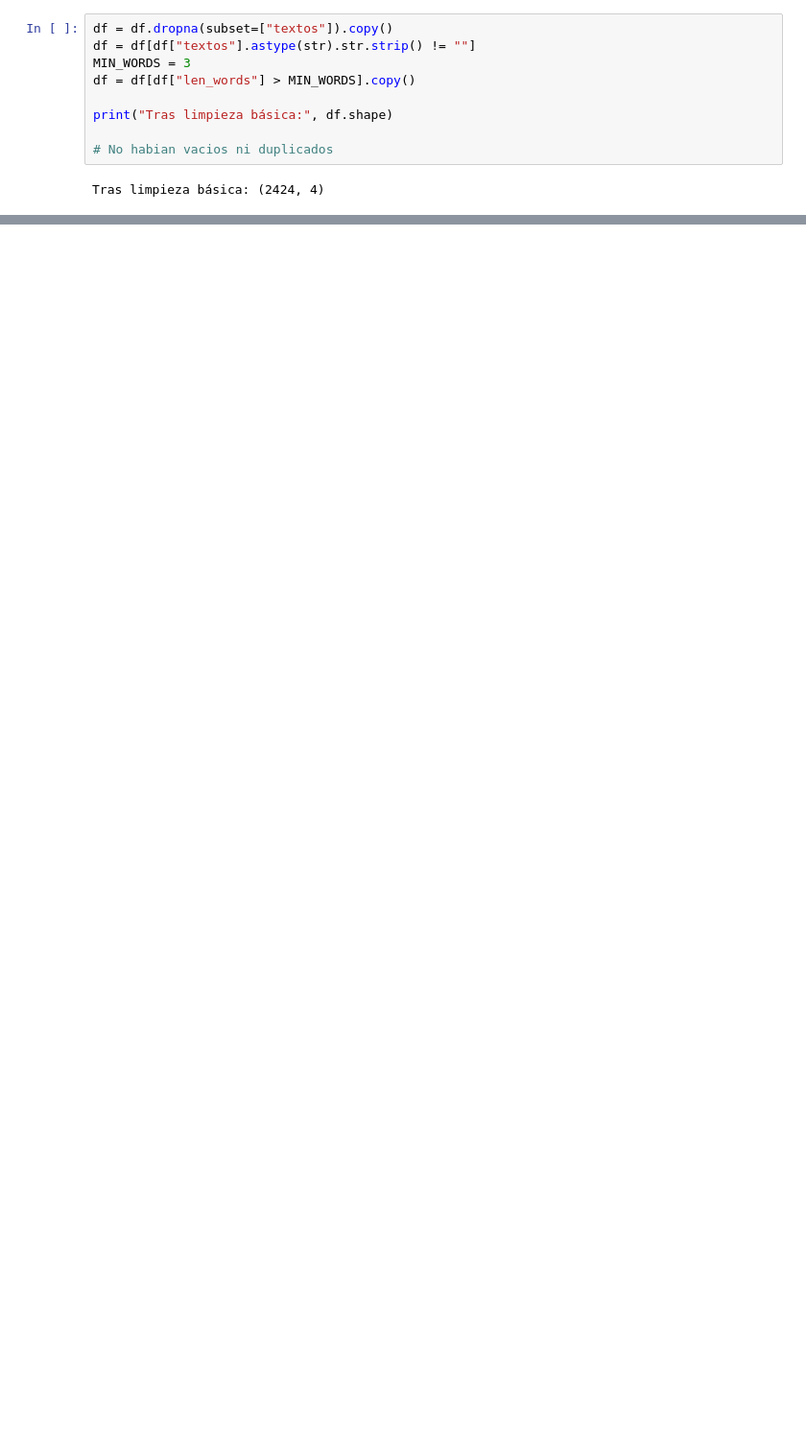
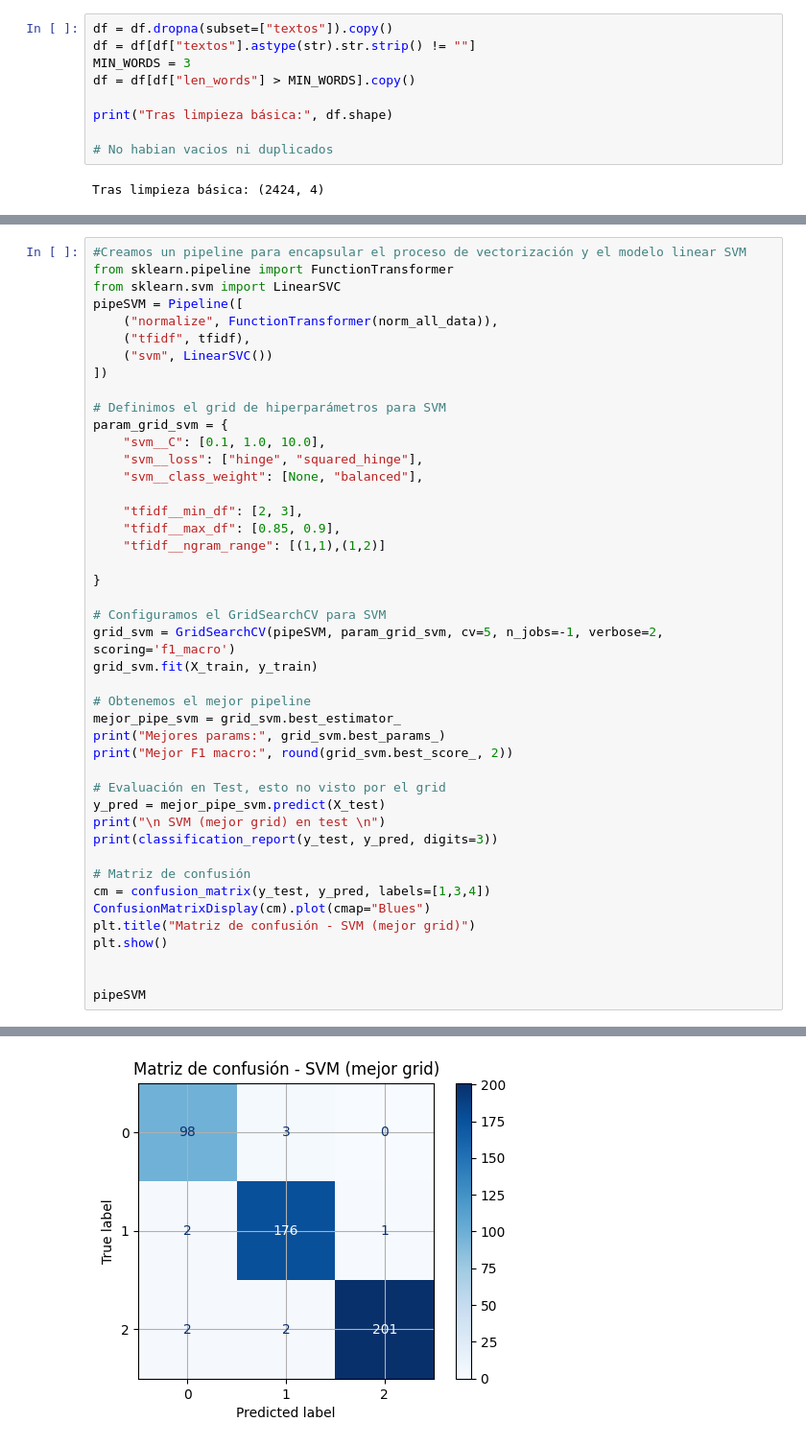
Before and after one commit to YairAndrade1/proyecto1_analitica_de_texto, a Jupyter notebook: try1.ipynb, the cells around one changed output, grey strips where cells are left out. Shown at 96% size. Saved outputs shown, nothing was run; the diff lists cells and outputs as text; blank space fills up the shorter version.

```diff
--- a/try1.ipynb
+++ b/try1.ipynb
@@ -297,0 +370,45 @@ ODS4 (chi2): ['estudiantes', 'educacion', 'escuelas', 'pobreza', 'salud', 'apren
+# %%
+#Creamos un pipeline para encapsular el proceso de vectorización y el modelo linear SVM
+from sklearn.pipeline import FunctionTransformer
+from sklearn.svm import LinearSVC
+pipeSVM = Pipeline([
+    ("normalize", FunctionTransformer(norm_all_data)),
+    ("tfidf", tfidf),
+    ("svm", LinearSVC())
+])
+
+# Definimos el grid de hiperparámetros para SVM
+param_grid_svm = {
+    "svm__C": [0.1, 1.0, 10.0],
+    "svm__loss": ["hinge", "squared_hinge"],
+    "svm__class_weight": [None, "balanced"],
+
+    "tfidf__min_df": [2, 3],
+    "tfidf__max_df": [0.85, 0.9],
+    "tfidf__ngram_range": [(1,1),(1,2)]
+
+}
+
+# Configuramos el GridSearchCV para SVM
+grid_svm = GridSearchCV(pipeSVM, param_grid_svm, cv=5, n_jobs=-1, verbose=2, scoring='f1_macro')
+grid_svm.fit(X_train, y_train)
+
+# Obtenemos el mejor pipeline
+mejor_pipe_svm = grid_svm.best_estimator_
+print("Mejores params:", grid_svm.best_params_)
+print("Mejor F1 macro:", round(grid_svm.best_score_, 2))
+
+# Evaluación en Test, esto no visto por el grid
+y_pred = mejor_pipe_svm.predict(X_test)
+print("\n SVM (mejor grid) en test \n")
+print(classification_report(y_test, y_pred, digits=3))
+
+# Matriz de confusión
+cm = confusion_matrix(y_test, y_pred, labels=[1,3,4])
+ConfusionMatrixDisplay(cm).plot(cmap="Blues")
+plt.title("Matriz de confusión - SVM (mejor grid)")
+plt.show()
+
+
+pipeSVM
+# %% [output]
@@ -297,0 +429 @@ ODS4 (chi2): ['estudiantes', 'educacion', 'escuelas', 'pobreza', 'salud', 'apren
+[figure, added]
```
Also changed, not shown: parts of 24 cells of this notebook.
